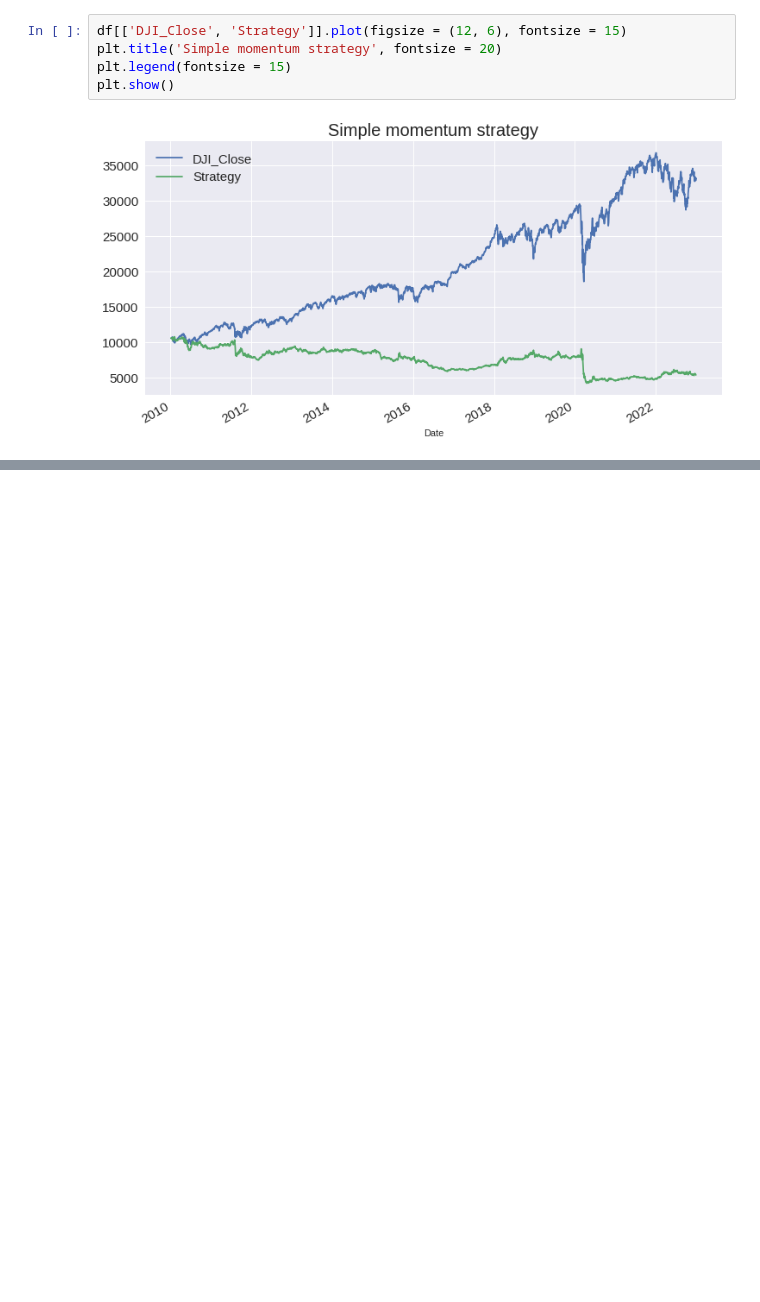
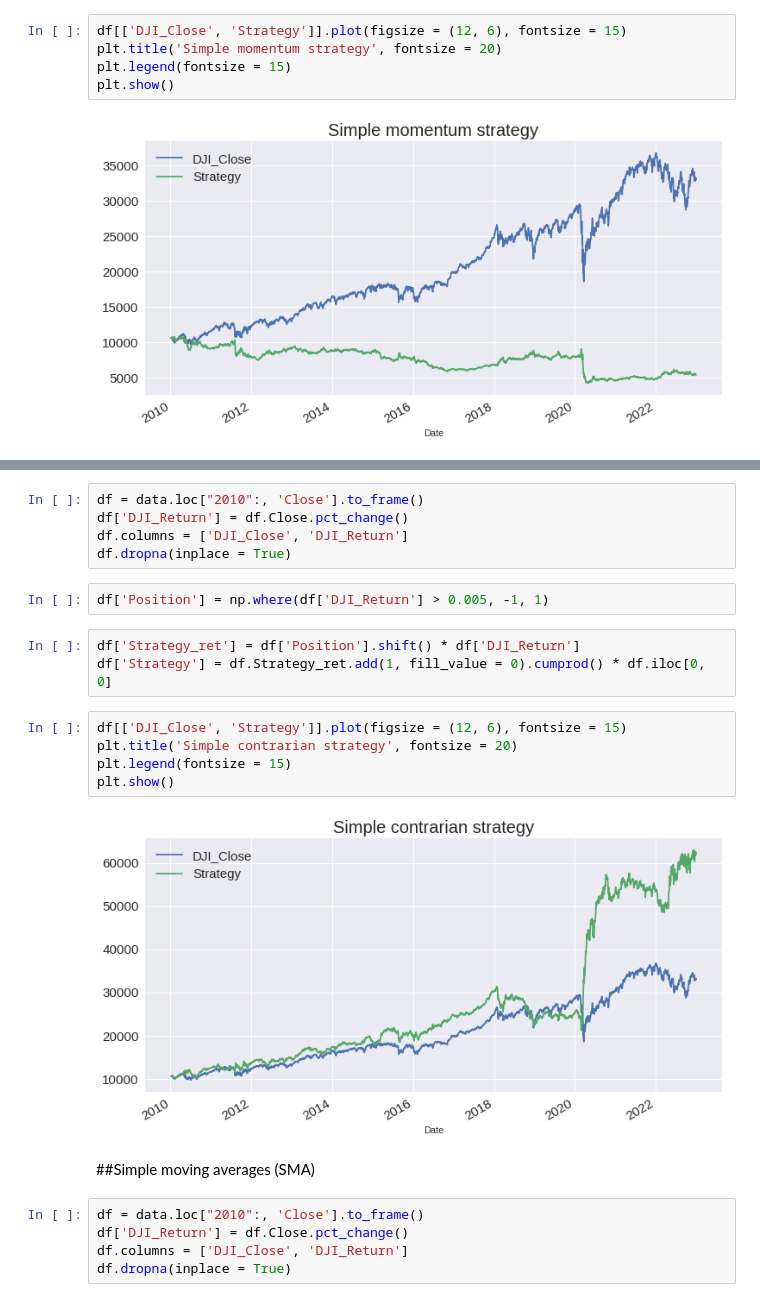
Before and after one commit to leadeeerq/data-science, a Jupyter notebook: 230304_WebScrapingDowJonesConstituents.ipynb, the cells around one changed output, grey strips where cells are left out. Drawn from its saved outputs; the diff is of its cells as text; blank space fills up the shorter version.

```diff
--- a/230304_WebScrapingDowJonesConstituents.ipynb
+++ b/230304_WebScrapingDowJonesConstituents.ipynb
@@ -476,0 +514,24 @@ plt.show()
+# %%
+df = data.loc["2010":, 'Close'].to_frame()
+df['DJI_Return'] = df.Close.pct_change()
+df.columns = ['DJI_Close', 'DJI_Return']
+df.dropna(inplace = True)
+# %%
+df['Position'] = np.where(df['DJI_Return'] > 0.005, -1, 1)
+# %%
+df['Strategy_ret'] = df['Position'].shift() * df['DJI_Return']
+df['Strategy'] = df.Strategy_ret.add(1, fill_value = 0).cumprod() * df.iloc[0, 0]
+# %%
+df[['DJI_Close', 'Strategy']].plot(figsize = (12, 6), fontsize = 15)
+plt.title('Simple contrarian strategy', fontsize = 20)
+plt.legend(fontsize = 15)
+plt.show()
+# %% [output]
+[figure, added]
+# %% [markdown]
+##Simple moving averages (SMA)
+# %%
+df = data.loc["2010":, 'Close'].to_frame()
+df['DJI_Return'] = df.Close.pct_change()
+df.columns = ['DJI_Close', 'DJI_Return']
+df.dropna(inplace = True)
```
Also changed, not shown: parts of 21 cells of this notebook.
